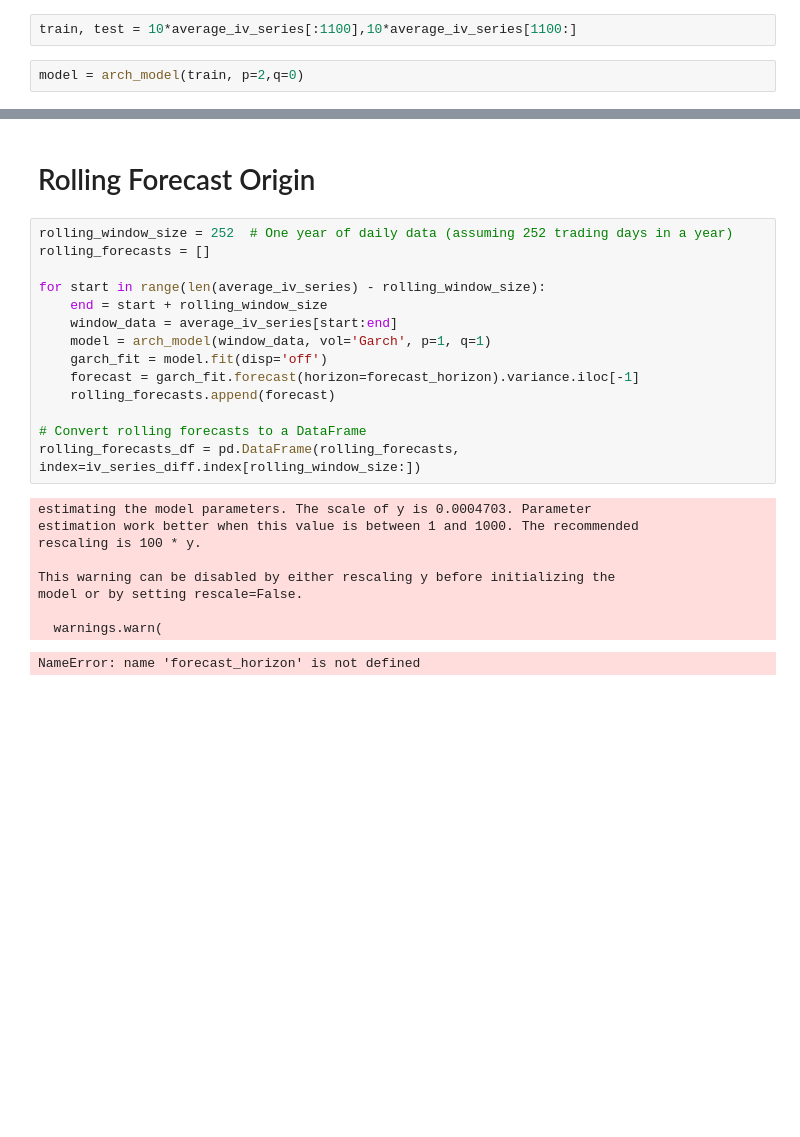
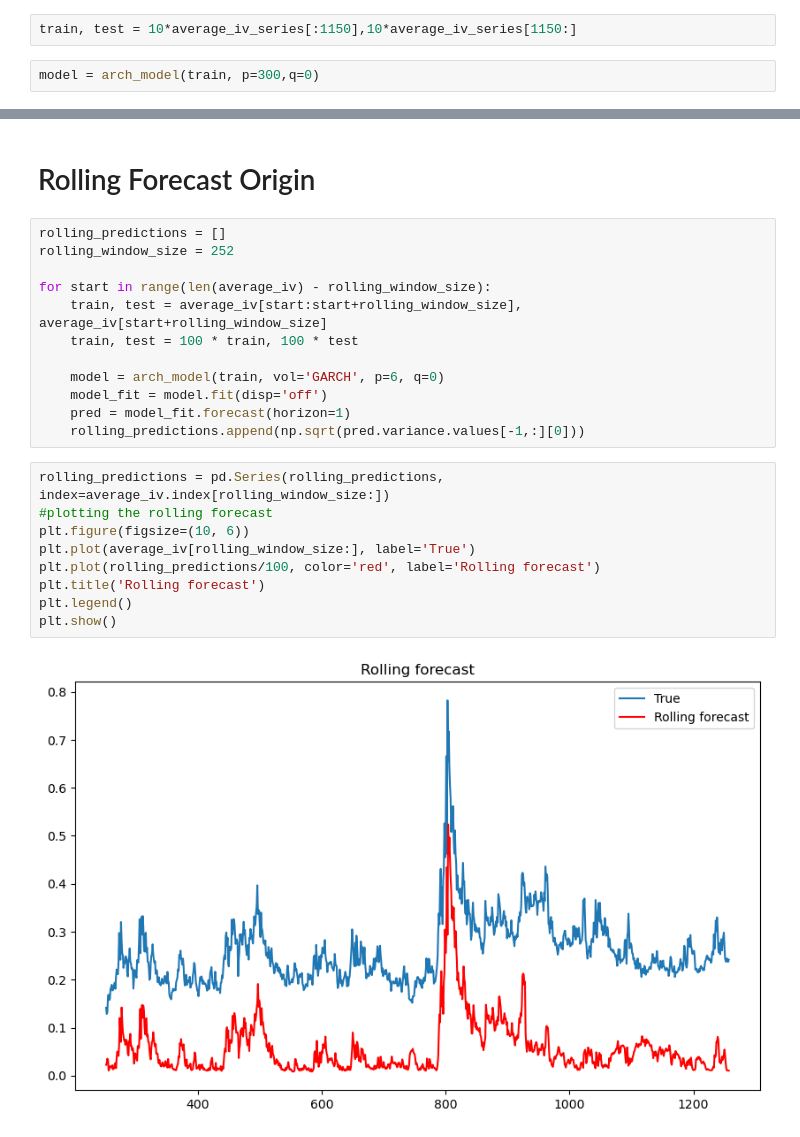
Before and after one commit to Ahmed-haji/ThesisProject, a Jupyter notebook: Jupyterlab/GARCH Model.ipynb, the cells around one changed output, grey strips where cells are left out. Cells and saved outputs as stored; diff of their text form; blank space fills up the shorter version.

```diff
--- a/Jupyterlab/GARCH Model.ipynb
+++ b/Jupyterlab/GARCH Model.ipynb
@@ -50,9 +50,9 @@ plt.show()
 # %% [markdown]
 # Fit the GARCH Model
 # %%
-train, test = 10*average_iv_series[:1100],10*average_iv_series[1100:]
+train, test = 10*average_iv_series[:1150],10*average_iv_series[1150:]
 # %%
-model = arch_model(train, p=2,q=0)
+model = arch_model(train, p=300,q=0)
 # %%
 model_fit = model.fit()
 # %% [output]
@@ -98,27 +80,26 @@ Covariance estimator: robust
 # Predict
 # %% [markdown]
 # Rolling Forecast Origin
-# %%
-rolling_window_size = 252  # One year of daily data (assuming 252 trading days in a year)
-rolling_forecasts = []
-
-for start in range(len(average_iv_series) - rolling_window_size):
-    end = start + rolling_window_size
-    window_data = average_iv_series[start:end]
-    model = arch_model(window_data, vol='Garch', p=1, q=1)
-    garch_fit = model.fit(disp='off')
-    forecast = garch_fit.forecast(horizon=forecast_horizon).variance.iloc[-1]
-    rolling_forecasts.append(forecast)
-
-# Convert rolling forecasts to a DataFrame
-rolling_forecasts_df = pd.DataFrame(rolling_forecasts, index=iv_series_diff.index[rolling_window_size:])
-# %% [output]
-estimating the model parameters. The scale of y is 0.0004703. Parameter
-estimation work better when this value is between 1 and 1000. The recommended
-rescaling is 100 * y.
-
-This warning can be disabled by either rescaling y before initializing the
-model or by setting rescale=False.
-
-  warnings.warn(
-NameError: name 'forecast_horizon' is not defined
+# %%
+rolling_predictions = []
+rolling_window_size = 252
+
+for start in range(len(average_iv) - rolling_window_size):
+    train, test = average_iv[start:start+rolling_window_size], average_iv[start+rolling_window_size]
+    train, test = 100 * train, 100 * test
+
+    model = arch_model(train, vol='GARCH', p=6, q=0)
+    model_fit = model.fit(disp='off')
+    pred = model_fit.forecast(horizon=1)
+    rolling_predictions.append(np.sqrt(pred.variance.values[-1,:][0]))
+# %%
+rolling_predictions = pd.Series(rolling_predictions, index=average_iv.index[rolling_window_size:])
+#plotting the rolling forecast
+plt.figure(figsize=(10, 6))
+plt.plot(average_iv[rolling_window_size:], label='True')
+plt.plot(rolling_predictions/100, color='red', label='Rolling forecast')
+plt.title('Rolling forecast')
+plt.legend()
+plt.show()
+# %% [output]
+[figure, added]
```
Also changed, not shown: parts of 5 cells of this notebook, 1 other file.
